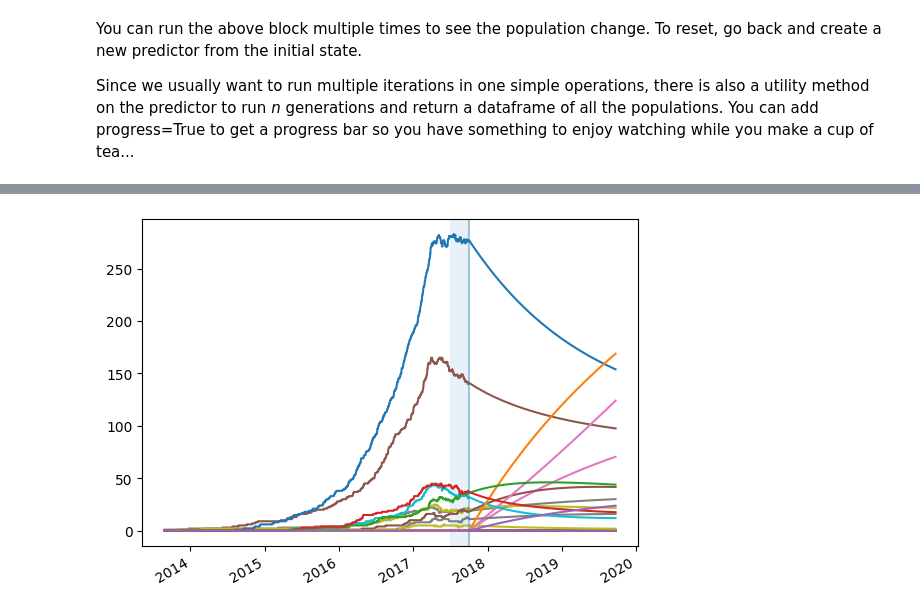
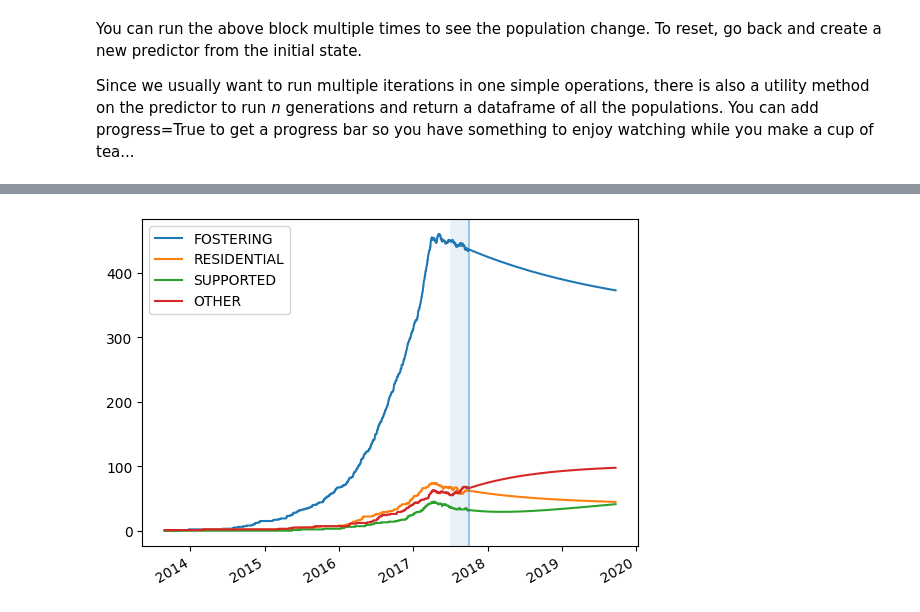
Before and after one commit to data-to-insight/cs-demand-model, a Jupyter notebook: docs/predict.ipynb, the cells around one changed output, grey strips where cells are left out. Drawn from its saved outputs; the diff is of its cells as text; code cells hidden in the pictures.

```diff
--- a/docs/predict.ipynb
+++ b/docs/predict.ipynb
@@ -182,0 +178,4 @@ combined_pop.columns = pd.MultiIndex.from_tuples(combined_pop.columns)
+# %%
+# Combine age groups so we only see by care type
+by_care_type = combined_pop.groupby(level=1, axis=1).sum()
+by_care_type
@@ -183,7 +196,9 @@ combined_pop.columns = pd.MultiIndex.from_tuples(combined_pop.columns)
 # %%
-combined_pop.plot.line(legend=False)
+# Combine age groups so we only see
+
+by_care_type[['FOSTERING', 'RESIDENTIAL', 'SUPPORTED', 'OTHER']].plot.line(legend=True)
 pp.axvline(end_date, alpha=0.4)
 pp.axvspan(start_date, end_date, alpha=0.1)
 pp.show()
 # %% [output]
-[figure, old version]
+[figure, new version]
```
Also changed, not shown: parts of 7 cells of this notebook, 6 other files.
